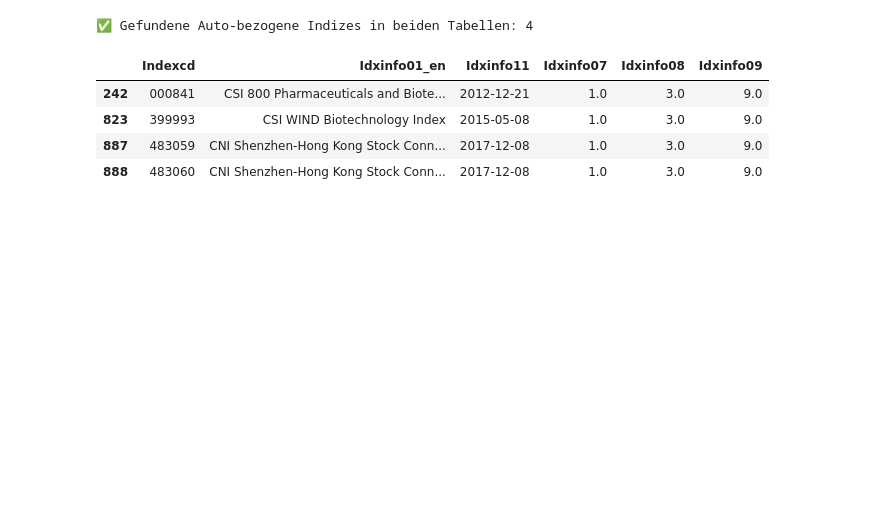
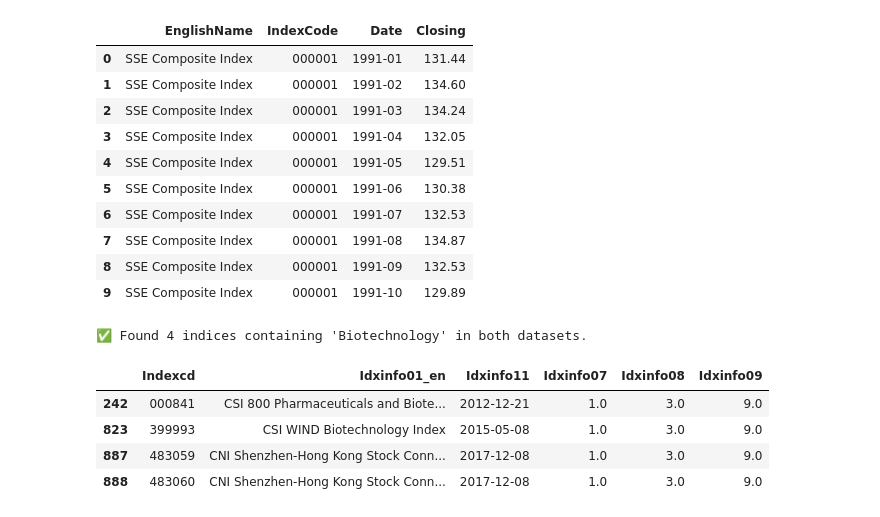
Before and after one commit to N4ims/mandarin-momentum, a Jupyter notebook: data_CN.ipynb, the cells around one changed output. Saved outputs shown, nothing was run; the diff lists cells and outputs as text; code cells hidden in the pictures; blank space fills up the shorter version.

```diff
--- a/data_CN.ipynb
+++ b/data_CN.ipynb
@@ -118,23 +16,58 @@ for name, df_temp in {
+# %%
+# ============================================================
+# Merge weekly quotes with index names
+# ============================================================
+merged_weekly = pd.merge(
+    df_weekly,
+    df_index[["Indexcd", "Idxinfo01_en"]],   # only the columns we need
+    on="Indexcd",
+    how="left"
+)
+
+# Keep only relevant columns and rename for clarity
+merged_weekly = merged_weekly[["Idxinfo01_en", "Indexcd", "Week", "Clsidx"]]
+merged_weekly.columns = ["EnglishName", "IndexCode", "Date", "Closing"]
+
+display(merged_weekly.head(10))
+# %% [output]
+|  | EnglishName | IndexCode | Date | Closing |
+| 0 | SSE Composite Index | 000001 | 1991-01 | 131.44 |
+| 1 | SSE Composite Index | 000001 | 1991-02 | 134.60 |
+| 2 | SSE Composite Index | 000001 | 1991-03 | 134.24 |
+| 3 | SSE Composite Index | 000001 | 1991-04 | 132.05 |
+| 4 | SSE Composite Index | 000001 | 1991-05 | 129.51 |
+| 5 | SSE Composite Index | 000001 | 1991-06 | 130.38 |
+| 6 | SSE Composite Index | 000001 | 1991-07 | 132.53 |
+| 7 | SSE Composite Index | 000001 | 1991-08 | 134.87 |
+| 8 | SSE Composite Index | 000001 | 1991-09 | 132.53 |
+| 9 | SSE Composite Index | 000001 | 1991-10 | 129.89 |
 # %%
-# Sicherstellen, dass beide Spalten Strings sind
+
+# ============================================================
+# Search for specific indices by name keyword
+# ============================================================
+
+# Ensure both columns are strings
 df_index["Indexcd"] = df_index["Indexcd"].astype(str)
 df_weekly["Indexcd"] = df_weekly["Indexcd"].astype(str)
 
-# 1️⃣ Schnittmenge aller Indexcodes
+# 1️⃣ Find common index codes between both datasets
 common_codes = set(df_index["Indexcd"]) & set(df_weekly["Indexcd"])
 
-# 2️⃣ Indizes suchen, die "Automobile" oder "Automotive" enthalten
-auto_df = df_index[
-    df_index["Idxinfo01_en"].str.contains("Biotechnology", case=False, na=False)
+# 2️⃣ Search for indices containing a specific keyword
+# Example: "Biotechnology" (can be changed to "Automobile", "Energy", etc.)
+search_term = "Biotechnology"
+search_df = df_index[
+    df_index["Idxinfo01_en"].str.contains(search_term, case=False, na=False)
 ]
 
-# 3️⃣ Nur behalten, die auch in df_weekly vorkommen
-auto_common_df = auto_df[auto_df["Indexcd"].isin(common_codes)]
+# 3️⃣ Keep only indices that also appear in the weekly dataset
+search_common_df = search_df[search_df["Indexcd"].isin(common_codes)]
 
-print(f"✅ Gefundene Auto-bezogene Indizes in beiden Tabellen: {len(auto_common_df)}")
-display(auto_common_df)
+print(f"✅ Found {len(search_common_df)} indices containing '{search_term}' in both datasets.")
+display(search_common_df)
 # %% [output]
-✅ Gefundene Auto-bezogene Indizes in beiden Tabellen: 4
+✅ Found 4 indices containing 'Biotechnology' in both datasets.
 |  | Indexcd | Idxinfo01_en | Idxinfo11 | Idxinfo07 | Idxinfo08 | Idxinfo09 |
 | 242 | 000841 | CSI 800 Pharmaceuticals and Biote... | 2012-12-21 | 1.0 | 3.0 | 9.0 |
 | 823 | 399993 | CSI WIND Biotechnology Index | 2015-05-08 | 1.0 | 3.0 | 9.0 |
```
Also changed, not shown: parts of 16 cells of this notebook, 3 other files.
